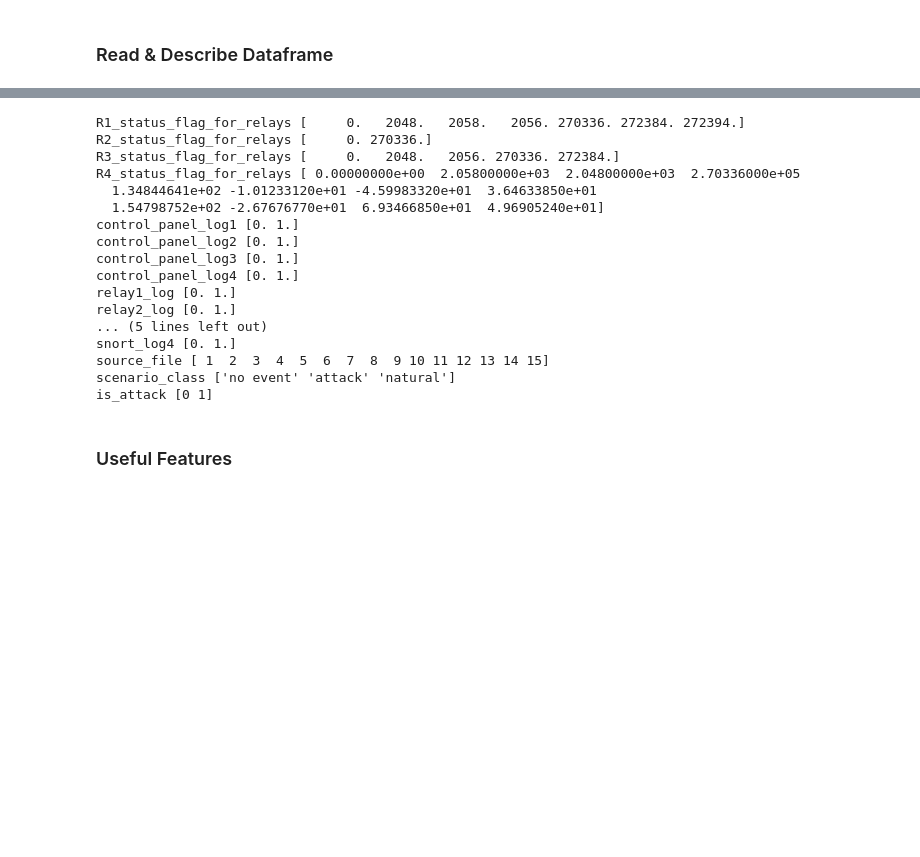
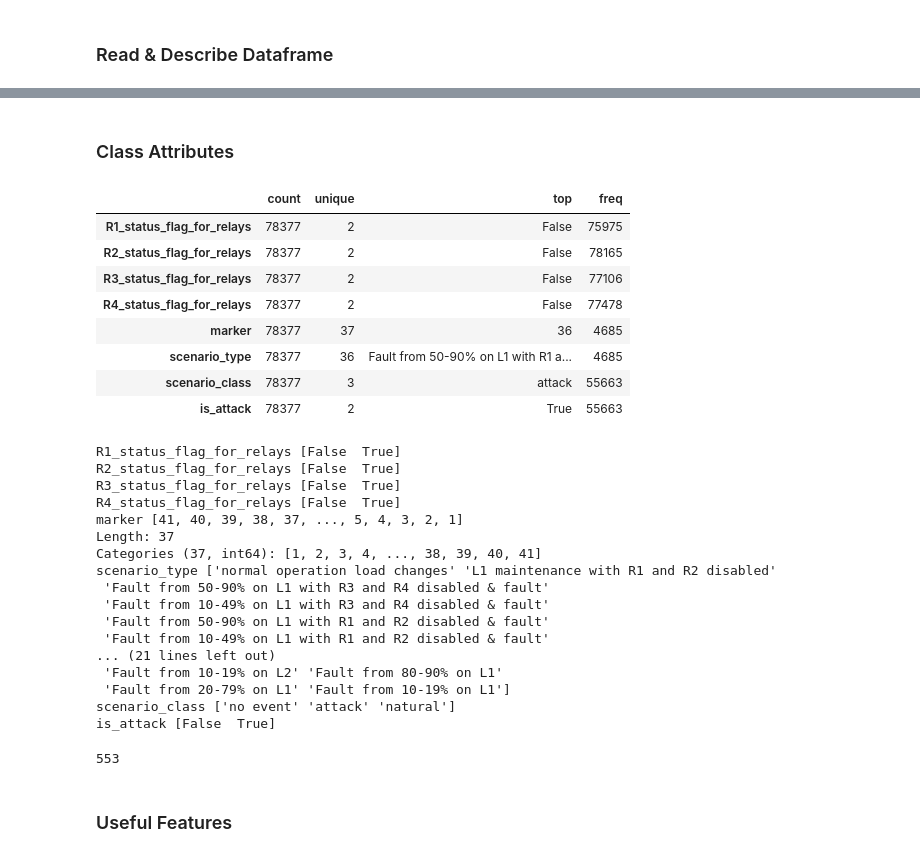
Before and after one commit to kmazurczyk/power-grid-time-series-classification, a Jupyter notebook: notebooks/multi_class_EDA.ipynb, the cells around one changed output, grey strips where cells are left out. Drawn from its saved outputs; the diff is of its cells as text; code cells hidden in the pictures; blank space fills up the shorter version.

```diff
--- a/notebooks/multi_class_EDA.ipynb
+++ b/notebooks/multi_class_EDA.ipynb
@@ -70,25 +94,41 @@ df_stats
+# %% [markdown]
+### Class Attributes
+# %%
+df.select_dtypes(['object','boolean','category']).describe().T
+# %% [output]
+|  | count | unique | top | freq |
+| R1_status_flag_for_relays | 78377 | 2 | False | 75975 |
+| R2_status_flag_for_relays | 78377 | 2 | False | 78165 |
+| R3_status_flag_for_relays | 78377 | 2 | False | 77106 |
+| R4_status_flag_for_relays | 78377 | 2 | False | 77478 |
+| marker | 78377 | 37 | 36 | 4685 |
+| scenario_type | 78377 | 36 | Fault from 50-90% on L1 with R1 a... | 4685 |
+| scenario_class | 78377 | 3 | attack | 55663 |
+| is_attack | 78377 | 2 | True | 55663 |
 # %%
-for i in df.columns.to_list():
-    if len(df[i].unique()) < 25:
-        print(i, df[i].unique())
-    else: continue
+for i in df.select_dtypes(['object','boolean','category']):
+    print(i, df[i].unique())
 # %% [output]
-R1_status_flag_for_relays [     0.   2048.   2058.   2056. 270336. 272384. 272394.]
-R2_status_flag_for_relays [     0. 270336.]
-R3_status_flag_for_relays [     0.   2048.   2056. 270336. 272384.]
-R4_status_flag_for_relays [ 0.00000000e+00  2.05800000e+03  2.04800000e+03  2.70336000e+05
-  1.34844641e+02 -1.01233120e+01 -4.59983320e+01  3.64633850e+01
-  1.54798752e+02 -2.67676770e+01  6.93466850e+01  4.96905240e+01]
-control_panel_log1 [0. 1.]
-control_panel_log2 [0. 1.]
-control_panel_log3 [0. 1.]
-control_panel_log4 [0. 1.]
-relay1_log [0. 1.]
-relay2_log [0. 1.]
-... (5 lines left out)
-snort_log4 [0. 1.]
-source_file [ 1  2  3  4  5  6  7  8  9 10 11 12 13 14 15]
+R1_status_flag_for_relays [False  True]
+R2_status_flag_for_relays [False  True]
+R3_status_flag_for_relays [False  True]
+R4_status_flag_for_relays [False  True]
+marker [41, 40, 39, 38, 37, ..., 5, 4, 3, 2, 1]
+Length: 37
+Categories (37, int64): [1, 2, 3, 4, ..., 38, 39, 40, 41]
+scenario_type ['normal operation load changes' 'L1 maintenance with R1 and R2 disabled'
+ 'Fault from 50-90% on L1 with R3 and R4 disabled & fault'
+ 'Fault from 10-49% on L1 with R3 and R4 disabled & fault'
+ 'Fault from 50-90% on L1 with R1 and R2 disabled & fault'
+ 'Fault from 10-49% on L1 with R1 and R2 disabled & fault'
+... (21 lines left out)
+ 'Fault from 10-19% on L2' 'Fault from 80-90% on L1'
+ 'Fault from 20-79% on L1' 'Fault from 10-19% on L1']
 scenario_class ['no event' 'attack' 'natural']
-is_attack [0 1]
+is_attack [False  True]
+# %%
+df['sample_id'].nunique()
+# %% [output]
+553
 # %% [markdown]
 ### Useful Features
```
Also changed, not shown: parts of 20 cells of this notebook, 10 other files.
